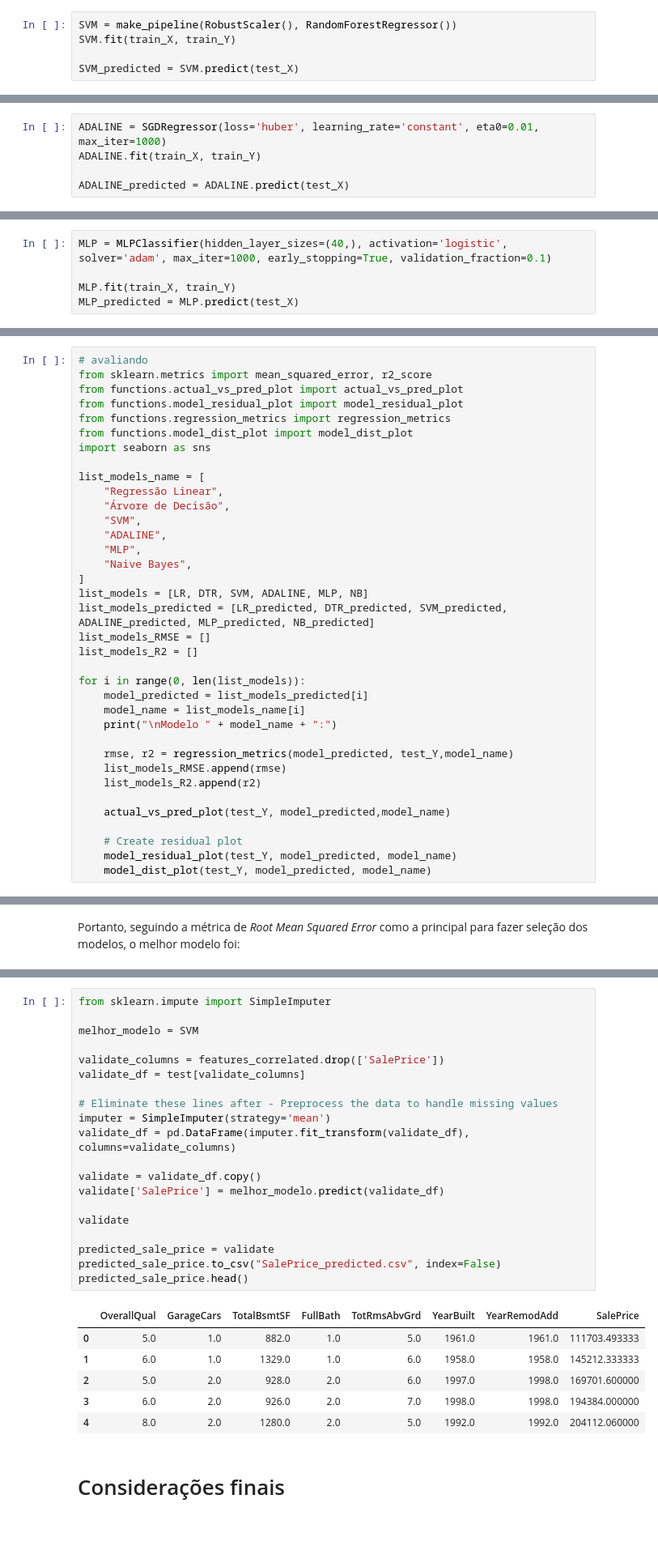
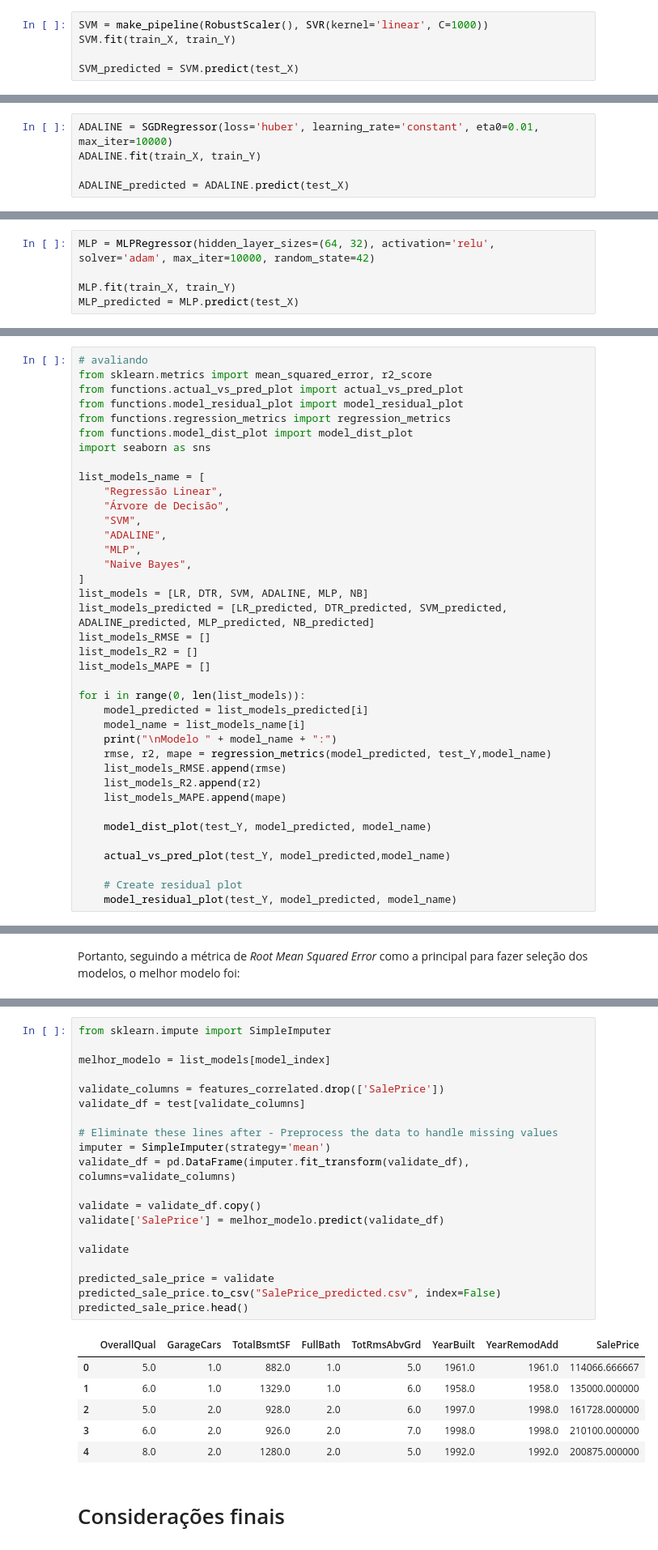
Before and after one commit to FernandoZanchitta/DSChallenge2019, a Jupyter notebook: src/house_pricing.ipynb, the cells around one changed output, grey strips where cells are left out. Shown at 81% size. Cells and saved outputs as stored; diff of their text form.

```diff
--- a/src/house_pricing.ipynb
+++ b/src/house_pricing.ipynb
@@ -494,21 +495,21 @@ DTR_predicted = DTR.predict(test_X)
 # %% [markdown]
 O terceiro modelo será um SVM utilizando a biblioteca do scikit-learn de svm importando a classe SVR
 # %%
-SVM = make_pipeline(RobustScaler(), RandomForestRegressor())
+SVM = make_pipeline(RobustScaler(), SVR(kernel='linear', C=1000))
 SVM.fit(train_X, train_Y)
 
 SVM_predicted = SVM.predict(test_X)
 # %% [markdown]
 ### Adaline - Redes Neurais
 # %%
-ADALINE = SGDRegressor(loss='huber', learning_rate='constant', eta0=0.01, max_iter=1000)
+ADALINE = SGDRegressor(loss='huber', learning_rate='constant', eta0=0.01, max_iter=10000)
 ADALINE.fit(train_X, train_Y)
 
 ADALINE_predicted = ADALINE.predict(test_X)
 # %% [markdown]
 ### MLP - Redes Neurais
 # %%
-MLP = MLPClassifier(hidden_layer_sizes=(40,), activation='logistic', solver='adam', max_iter=1000, early_stopping=True, validation_fraction=0.1)
+MLP = MLPRegressor(hidden_layer_sizes=(64, 32), activation='relu', solver='adam', max_iter=10000, random_state=42)
 
 MLP.fit(train_X, train_Y)
 MLP_predicted = MLP.predict(test_X)
@@ -554,20 +554,22 @@ list_models = [LR, DTR, SVM, ADALINE, MLP, NB]
 list_models_predicted = [LR_predicted, DTR_predicted, SVM_predicted, ADALINE_predicted, MLP_predicted, NB_predicted]
 list_models_RMSE = []
 list_models_R2 = []
+list_models_MAPE = []
 
 for i in range(0, len(list_models)):
     model_predicted = list_models_predicted[i]
     model_name = list_models_name[i]
     print("\nModelo " + model_name + ":")
-
-    rmse, r2 = regression_metrics(model_predicted, test_Y,model_name)
+    rmse, r2, mape = regression_metrics(model_predicted, test_Y,model_name)
     list_models_RMSE.append(rmse)
     list_models_R2.append(r2)
+    list_models_MAPE.append(mape)
+
+    model_dist_plot(test_Y, model_predicted, model_name)
 
     actual_vs_pred_plot(test_Y, model_predicted,model_name)
 
     # Create residual plot
     model_residual_plot(test_Y, model_predicted, model_name)
-    model_dist_plot(test_Y, model_predicted, model_name)
 # %% [output]
 Modelo Regressão Linear:
@@ -614,29 +651,29 @@ R2: 0.8733273209234674
 # %%
 from sklearn.impute import SimpleImputer
 
-melhor_modelo = SVM
+melhor_modelo = list_models[model_index]
 
 validate_columns = features_correlated.drop(['SalePrice'])
 validate_df = test[validate_columns]
 
 # Eliminate these lines after - Preprocess the data to handle missing values
 imputer = SimpleImputer(strategy='mean')
 validate_df = pd.DataFrame(imputer.fit_transform(validate_df), columns=validate_columns)
 
 validate = validate_df.copy()
 validate['SalePrice'] = melhor_modelo.predict(validate_df)
 
 validate
 
 predicted_sale_price = validate
 predicted_sale_price.to_csv("SalePrice_predicted.csv", index=False)
 predicted_sale_price.head()
 # %% [output]
 |  | OverallQual | GarageCars | TotalBsmtSF | FullBath | TotRmsAbvGrd | YearBuilt | YearRemodAdd | SalePrice |
-| 0 | 5.0 | 1.0 | 882.0 | 1.0 | 5.0 | 1961.0 | 1961.0 | 111703.493333 |
-| 1 | 6.0 | 1.0 | 1329.0 | 1.0 | 6.0 | 1958.0 | 1958.0 | 145212.333333 |
-| 2 | 5.0 | 2.0 | 928.0 | 2.0 | 6.0 | 1997.0 | 1998.0 | 169701.600000 |
-| 3 | 6.0 | 2.0 | 926.0 | 2.0 | 7.0 | 1998.0 | 1998.0 | 194384.000000 |
-| 4 | 8.0 | 2.0 | 1280.0 | 2.0 | 5.0 | 1992.0 | 1992.0 | 204112.060000 |
+| 0 | 5.0 | 1.0 | 882.0 | 1.0 | 5.0 | 1961.0 | 1961.0 | 114066.666667 |
+| 1 | 6.0 | 1.0 | 1329.0 | 1.0 | 6.0 | 1958.0 | 1958.0 | 135000.000000 |
+| 2 | 5.0 | 2.0 | 928.0 | 2.0 | 6.0 | 1997.0 | 1998.0 | 161728.000000 |
+| 3 | 6.0 | 2.0 | 926.0 | 2.0 | 7.0 | 1998.0 | 1998.0 | 210100.000000 |
+| 4 | 8.0 | 2.0 | 1280.0 | 2.0 | 5.0 | 1992.0 | 1992.0 | 200875.000000 |
 # %% [markdown]
 # Considerações finais
```
Also changed, not shown: parts of 22 cells of this notebook, 2 other files.
